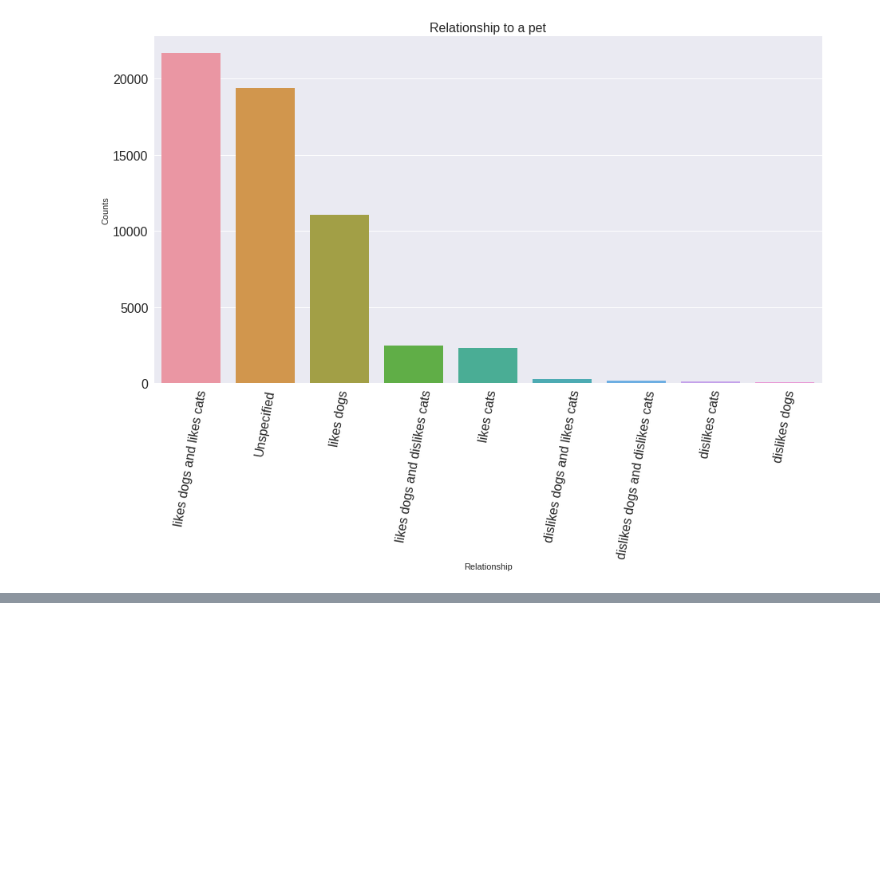
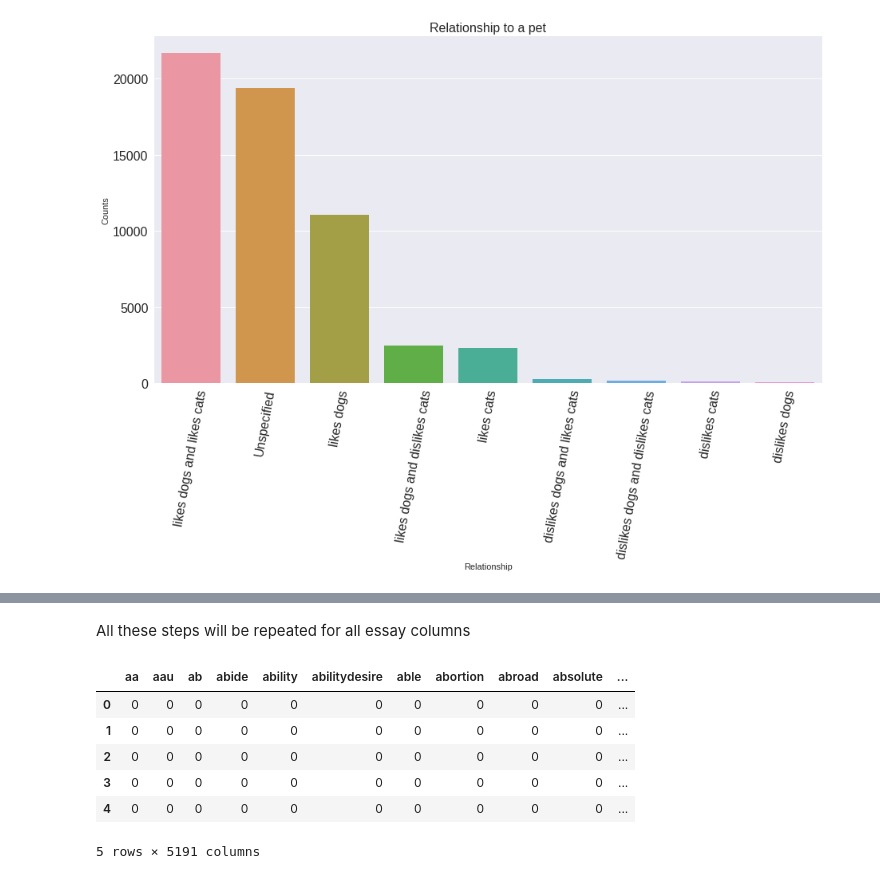
Before and after one commit to BensonMuriu/Dating-App-Recommender, a Jupyter notebook: P5_Notebook.ipynb, the cells around one changed output, grey strips where cells are left out. Drawn from its saved outputs; the diff is of its cells as text; code cells hidden in the pictures; blank space fills up the shorter version.

```diff
--- a/P5_Notebook.ipynb
+++ b/P5_Notebook.ipynb
@@ -993,0 +1368,30 @@ plt.show()
+# %% [markdown]
+All these steps will be repeated for all essay columns
+# %%
+columns = ['currentLife', 'goodAt', 'noticeFirst', 'Favourites', 'preciousThings', 'thinkAbout', 'typicalFriday', 'privateAdmission', 'messageIf']
+dfs=[f"df_{x}_male" for x in columns]
+
+# staring wiht males
+for ind, column in enumerate(columns):
+    dfs[ind] = count_vectorizer_func(male_essay_df[column])
+# %%
+# creating dfs
+df_currentLife_male=dfs[0]
+df_goodAt_male=dfs[1]
+df_noticeFirst_male=dfs[2]
+df_Favourites_male=dfs[3]
+df_preciousThings_male=dfs[4]
+df_thinkAbout_male=dfs[5]
+df_typicalFriday_male=dfs[6]
+df_privateAdmissions_male=dfs[7]
+df_messaIf_male=dfs[8]
+# %%
+df_currentLife_male.head()
+# %% [output]
+|  | aa | aau | ab | abide | ability | abilitydesire | able | abortion | abroad | absolute | ... |
+| 0 | 0 | 0 | 0 | 0 | 0 | 0 | 0 | 0 | 0 | 0 | ... |
+| 1 | 0 | 0 | 0 | 0 | 0 | 0 | 0 | 0 | 0 | 0 | ... |
+| 2 | 0 | 0 | 0 | 0 | 0 | 0 | 0 | 0 | 0 | 0 | ... |
+| 3 | 0 | 0 | 0 | 0 | 0 | 0 | 0 | 0 | 0 | 0 | ... |
+| 4 | 0 | 0 | 0 | 0 | 0 | 0 | 0 | 0 | 0 | 0 | ... |
+5 rows × 5191 columns
```
Also changed, not shown: parts of 122 cells of this notebook.
